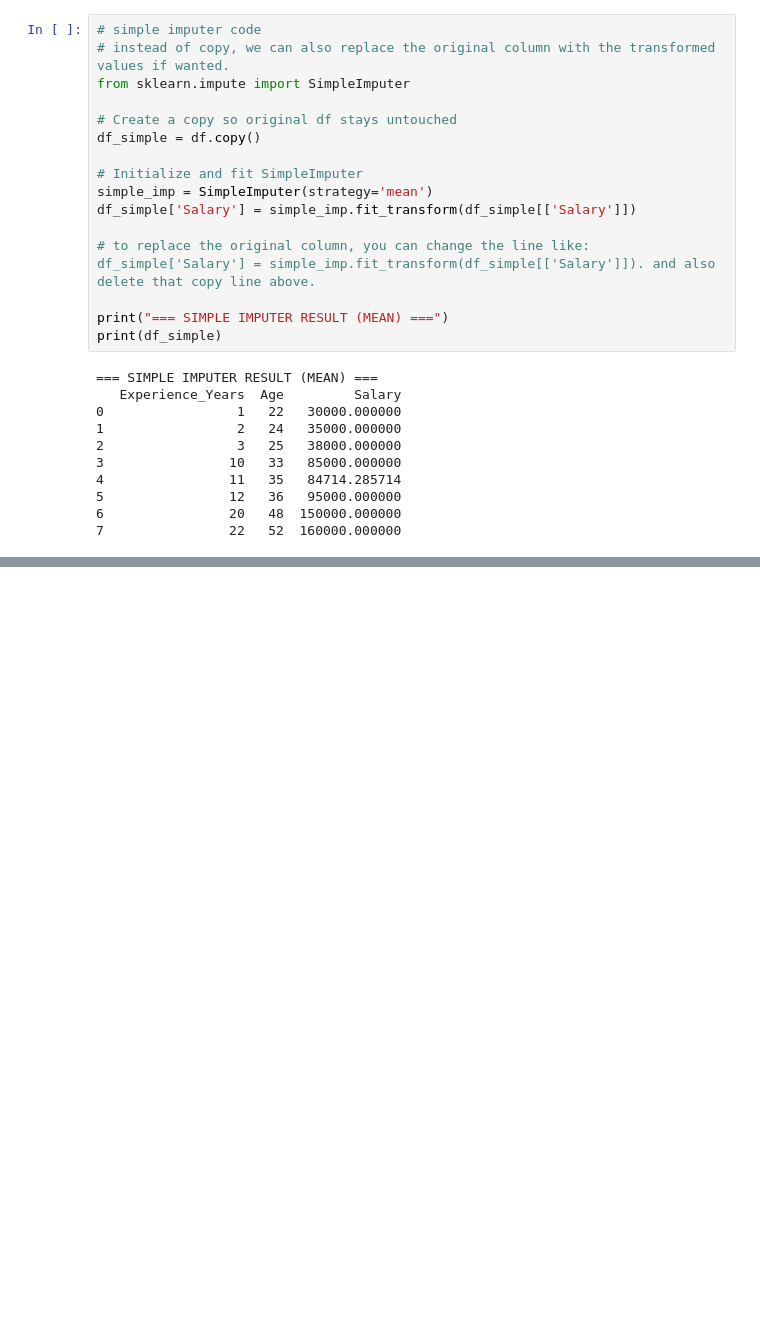
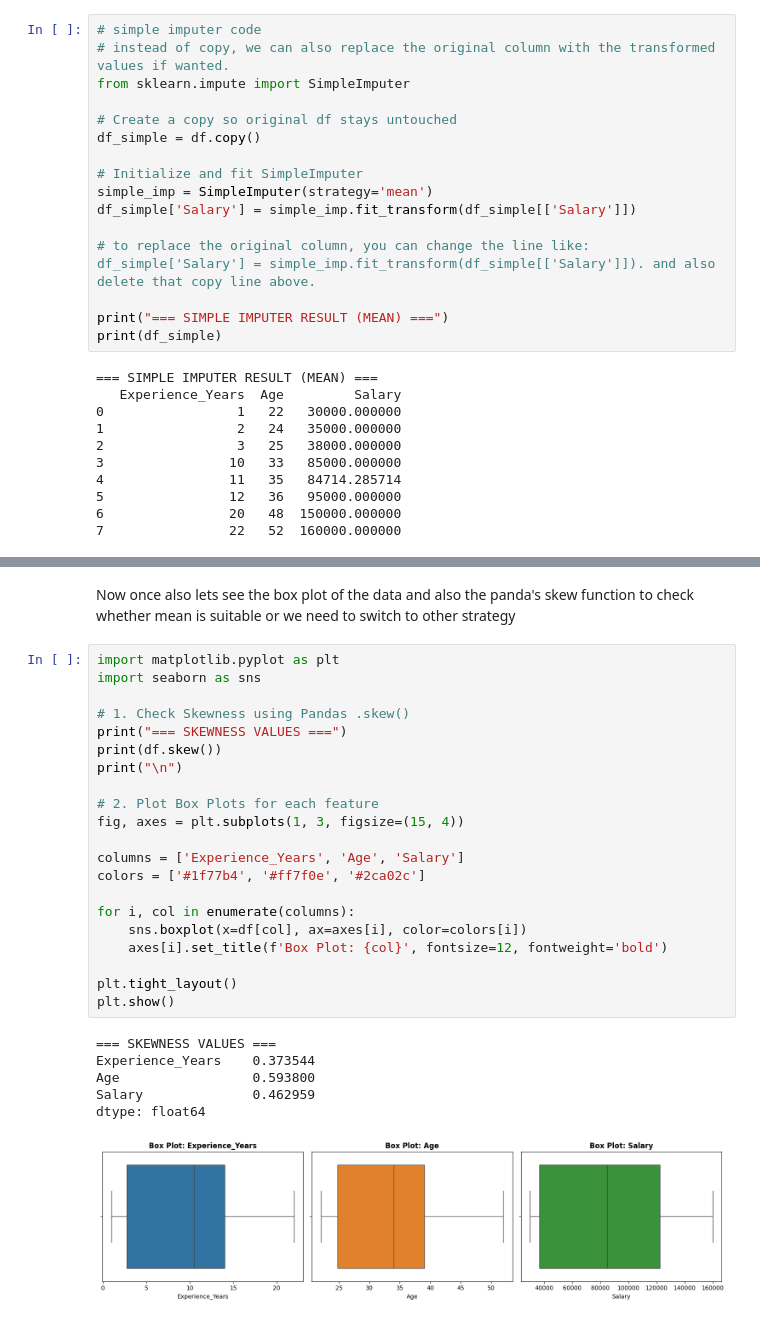
Before and after one commit to DEVANSHU-KALI/machine_leaning_course, a Jupyter notebook: data_preprocessing/1) missing_data_handling/1) simple_imputer/code.ipynb, the cells around one changed output, grey strips where cells are left out. Drawn from its saved outputs; the diff is of its cells as text; blank space fills up the shorter version.

Commit message:
made changes to the concept missing data handling

```diff
--- a/data_preprocessing/1) missing_data_handling/1) simple_imputer/code.ipynb
+++ b/data_preprocessing/1) missing_data_handling/1) simple_imputer/code.ipynb
@@ -192,0 +250,30 @@ print(df_simple)
+# %% [markdown]
+Now once also lets see the box plot of the data and also the panda's skew function to check whether mean is suitable or we need to switch to other strategy
+# %%
+import matplotlib.pyplot as plt
+import seaborn as sns
+
+# 1. Check Skewness using Pandas .skew()
+print("=== SKEWNESS VALUES ===")
+print(df.skew())
+print("\n")
+
+# 2. Plot Box Plots for each feature
+fig, axes = plt.subplots(1, 3, figsize=(15, 4))
+
+columns = ['Experience_Years', 'Age', 'Salary']
+colors = ['#1f77b4', '#ff7f0e', '#2ca02c']
+
+for i, col in enumerate(columns):
+    sns.boxplot(x=df[col], ax=axes[i], color=colors[i])
+    axes[i].set_title(f'Box Plot: {col}', fontsize=12, fontweight='bold')
+
+plt.tight_layout()
+plt.show()
+# %% [output]
+=== SKEWNESS VALUES ===
+Experience_Years    0.373544
+Age                 0.593800
+Salary              0.462959
+dtype: float64
+[figure, added]
```
Also changed, not shown: parts of 5 cells of this notebook, 1 other file.
